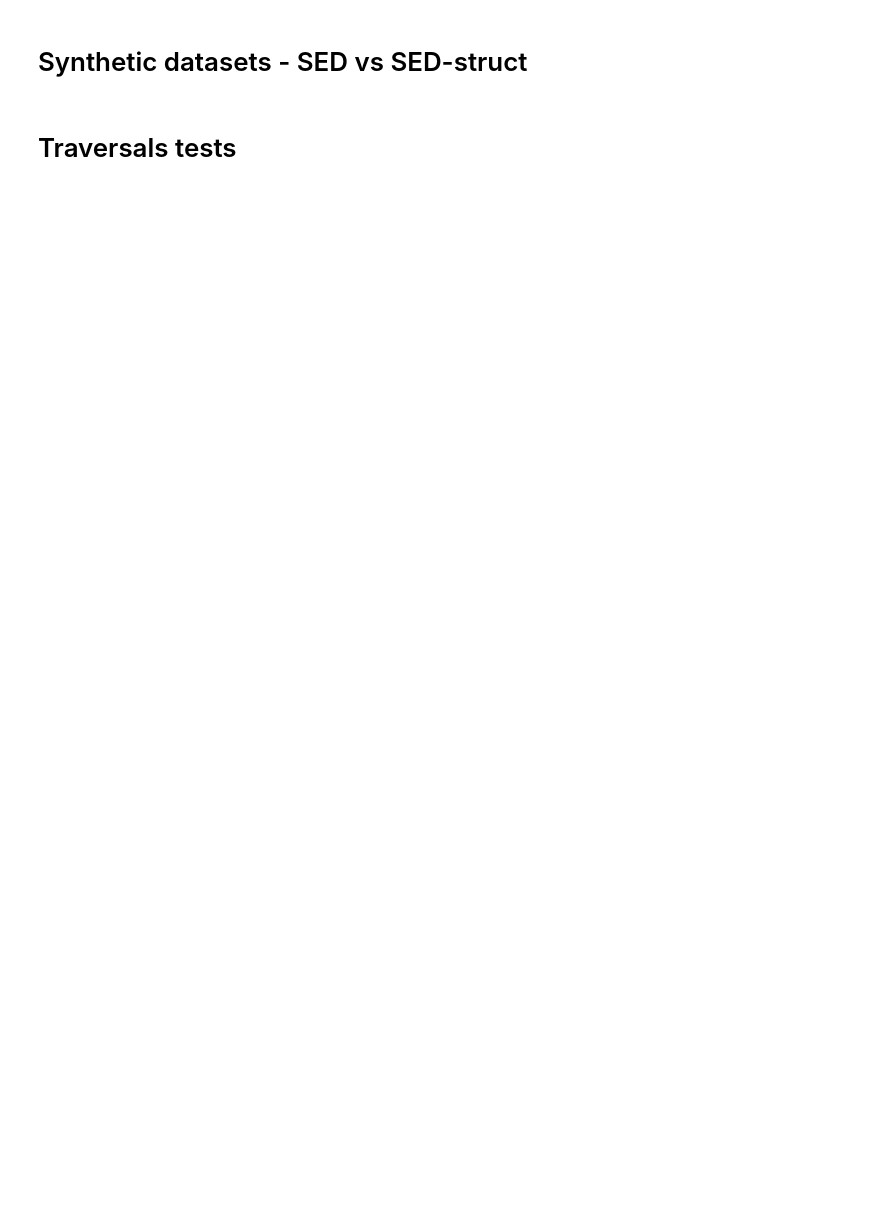
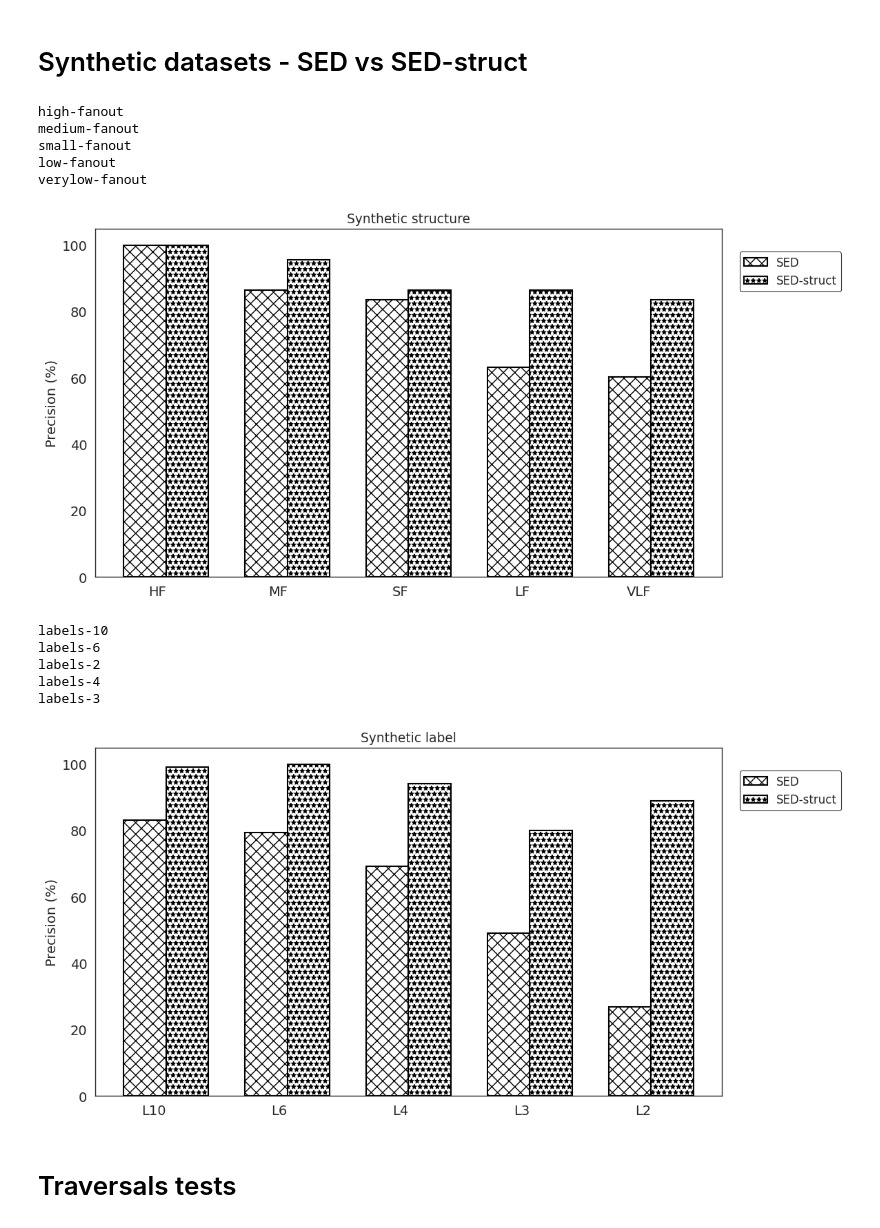
Before and after one commit to LukMRVC/ted-search, a Jupyter notebook: article/graphs.ipynb, the cells around one changed output. Cells and saved outputs as stored; diff of their text form; code cells hidden in the pictures; blank space fills up the shorter version.

```diff
--- a/article/graphs.ipynb
+++ b/article/graphs.ipynb
@@ -298,6 +402,6 @@ plt.show()
 # %% [markdown]
 # Selectivity tests
 # %%
-selectivities_datasets
-sel_ds = [(ds, f'selectivity-{sel}') for ds, sels in selectivities_datasets for sel in sels]
-sel_ds
+# selectivities_datasets
+# sel_ds = [(ds, f'selectivity-{sel}') for ds, sels in selectivities_datasets for sel in sels]
+# sel_ds
@@ -415,7 +530,7 @@ plt.show()
 # %% [markdown]
 # Ukkonen vs Regular SED tree sizes test
 # %%
-BASEPATH = 'ukkonen-vs-regular-sed-struct-test'
+BASEPATH = join(DATASETS_DIR, 'ukkonen-vs-regular-sed-struct-test')
 
 sizes = [10, 50, 100, 1000]
 df = pd.DataFrame()
@@ -545,10 +621,0 @@ full_df
-# %%
-fig = plt.figure(figsize=(18, 8))
-ax =sns.boxplot(data=full_df, x='dataset', y='branching_factor', palette='Set2')
-
-ax.tick_params(axis='x', rotation=45, labelsize=14)
-# %%
-fig = plt.figure(figsize=(18, 8))
-ax =sns.boxplot(data=full_df, x='dataset', y='fanout', palette='Set2')
-
-ax.tick_params(axis='x', rotation=45, labelsize=14)
@@ -560,7 +623,7 @@ gdf
 # Synthetic datasets - SED vs SED-struct
 # %%
 
-BASEPATH = 'datasets/'
+BASEPATH = DATASETS_DIR
 
 
 # For label datasets
@@ -663,30 +726,43 @@ def get_precision_plot_with_order(datasets: list[str], order_map: dict, pattern:
     method_data = precision_df[precision_df['Method'] == method]
     values = [method_data[method_data['Dataset'] == ds]['Precision'].values[0] for ds in datasets_list]
     ax.bar(x + i * width, values, width, color='white', edgecolor='black',
            linewidth=1.5, hatch=method_hatch[method], label=method)
 
   ax.set_ylabel('Precision (%)', fontsize=14)
   ax.set_xticks(x + width / 2)
   renamed_labels = [renames.get(ds, ds) for ds in datasets_list]
   ax.set_xticklabels(renamed_labels, rotation=0, ha='right', fontsize=14)
   ax.tick_params(axis='y', labelsize=14)
 
 # First figure - fanout datasets
 fig1, ax1 = plt.subplots(1, 1, figsize=(12, 6))
 get_precision_plot_with_order(fanout_datasets, fanout_order, '{}', ax1)
 handles, labels = ax1.get_legend_handles_labels()
 ax1.legend(handles, labels, loc='upper right', bbox_to_anchor=(1.20, 0.95), fontsize=12, frameon=True, edgecolor='black')
 ax1.set_title('Synthetic structure')
 plt.tight_layout()
 plt.savefig('synthetic_precision_structure.pdf')
 plt.show()
 
 # Second figure - label datasets
 fig2, ax2 = plt.subplots(1, 1, figsize=(12, 6))
 get_precision_plot_with_order(label_datasets, label_order, '{}', ax2)
 handles, labels = ax2.get_legend_handles_labels()
 ax2.legend(handles, labels, loc='upper right', bbox_to_anchor=(1.20, 0.95), fontsize=12, frameon=True, edgecolor='black')
 ax2.set_title('Synthetic label')
 plt.tight_layout()
 plt.savefig('synthetic_precision_label.pdf')
 plt.show()
+# %% [output]
+high-fanout
+medium-fanout
+small-fanout
+low-fanout
+verylow-fanout
+[figure, added]
+labels-10
+labels-6
+labels-2
+labels-4
+labels-3
+[figure, added]
```
Also changed, not shown: parts of 29 cells of this notebook, 2 other files.
